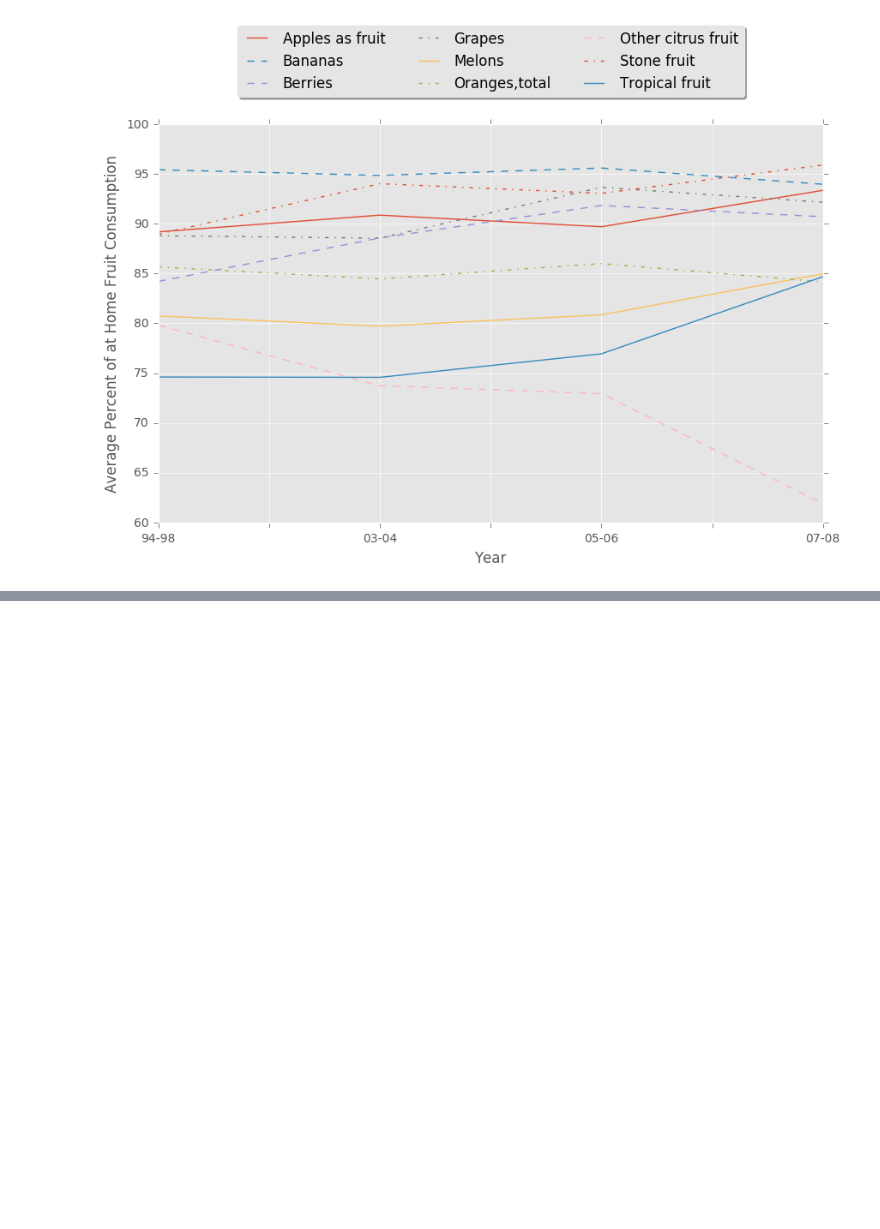
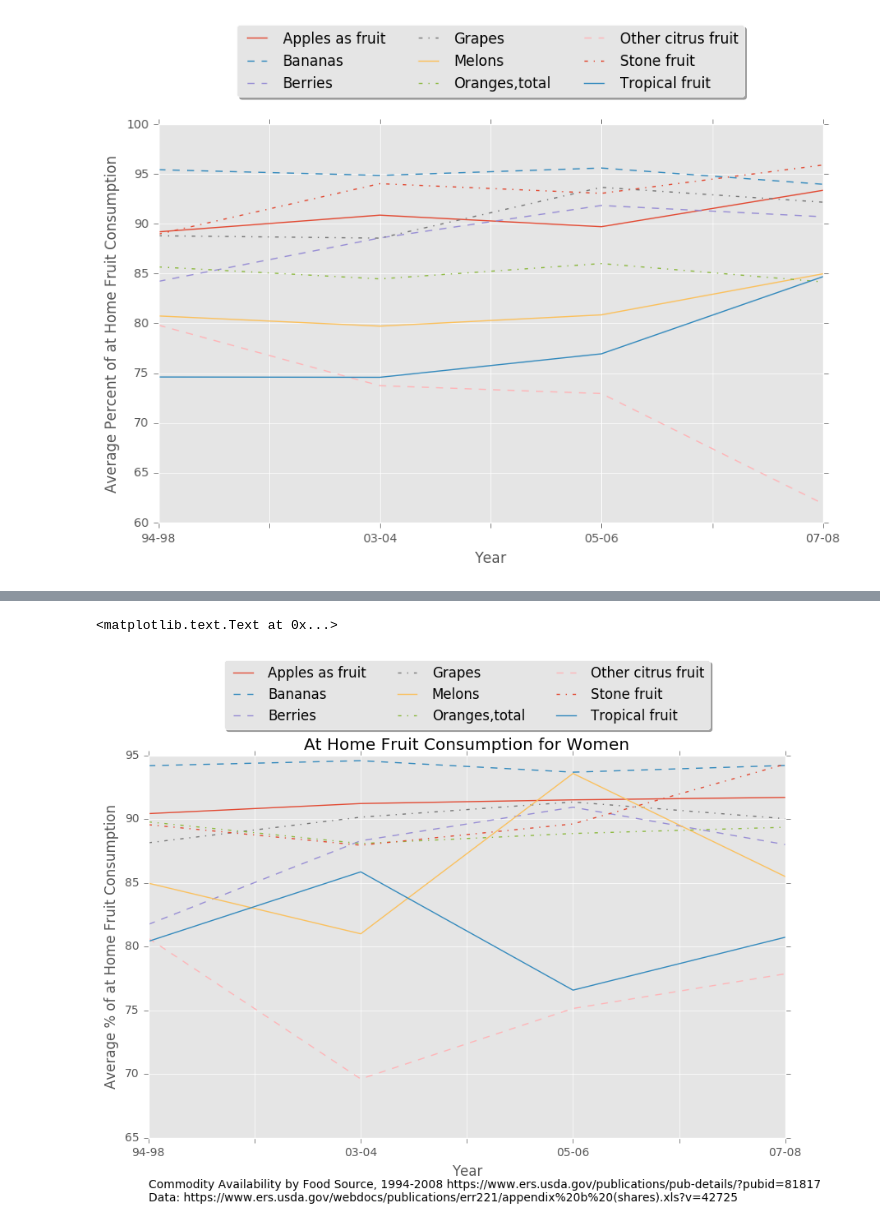
Before and after one commit to mhendri/-CSc59969S17HW1, a Jupyter notebook: prob3/problem3.ipynb, the cells around one changed output, grey strips where cells are left out. Drawn from its saved outputs; the diff is of its cells as text; code cells hidden in the pictures; blank space fills up the shorter version.

Commit message:
women fruit

```diff
--- a/prob3/problem3.ipynb
+++ b/prob3/problem3.ipynb
@@ -1105,0 +1614,2 @@ plt.legend(loc='lower center', bbox_to_anchor=(0.5, 1.05),ncol=3, fancybox=True,
+# %%
+df_women = df_women.join(df_women4)
@@ -1105,0 +1631,4 @@ plt.legend(loc='lower center', bbox_to_anchor=(0.5, 1.05),ncol=3, fancybox=True,
+# %%
+df_women_t = df_women.transpose()
+# %%
+df_women_t = df_women_t[1:]
@@ -1105,0 +1643,2 @@ plt.legend(loc='lower center', bbox_to_anchor=(0.5, 1.05),ncol=3, fancybox=True,
+# %%
+df_women_t.columns=['Apples as fruit','Bananas','Berries','Grapes','Melons','Oranges,total','Other citrus fruit','Stone fruit','Tropical fruit']
@@ -1105,0 +1653,11 @@ plt.legend(loc='lower center', bbox_to_anchor=(0.5, 1.05),ncol=3, fancybox=True,
+# %%
+styles1 = ['-','--','--','-.','-','-.','--','-.','-']
+df_women_t.plot(style=styles1)
+plt.ylabel('Average % of at Home Fruit Consumption')
+plt.xlabel('Year')
+plt.legend(loc='lower center', bbox_to_anchor=(0.5, 1.05),ncol=3, fancybox=True, shadow=True)
+plt.title('At Home Fruit Consumption for Women')
+plt.text(0, 60, 'Commodity Availability by Food Source, 1994-2008 https://www.ers.usda.gov/publications/pub-details/?pubid=81817\nData: https://www.ers.usda.gov/webdocs/publications/err221/appendix%20b%20(shares).xls?v=42725')
+# %% [output]
+<matplotlib.text.Text at 0x...>
+[figure, added]
```
Also changed, not shown: parts of 64 cells of this notebook.
